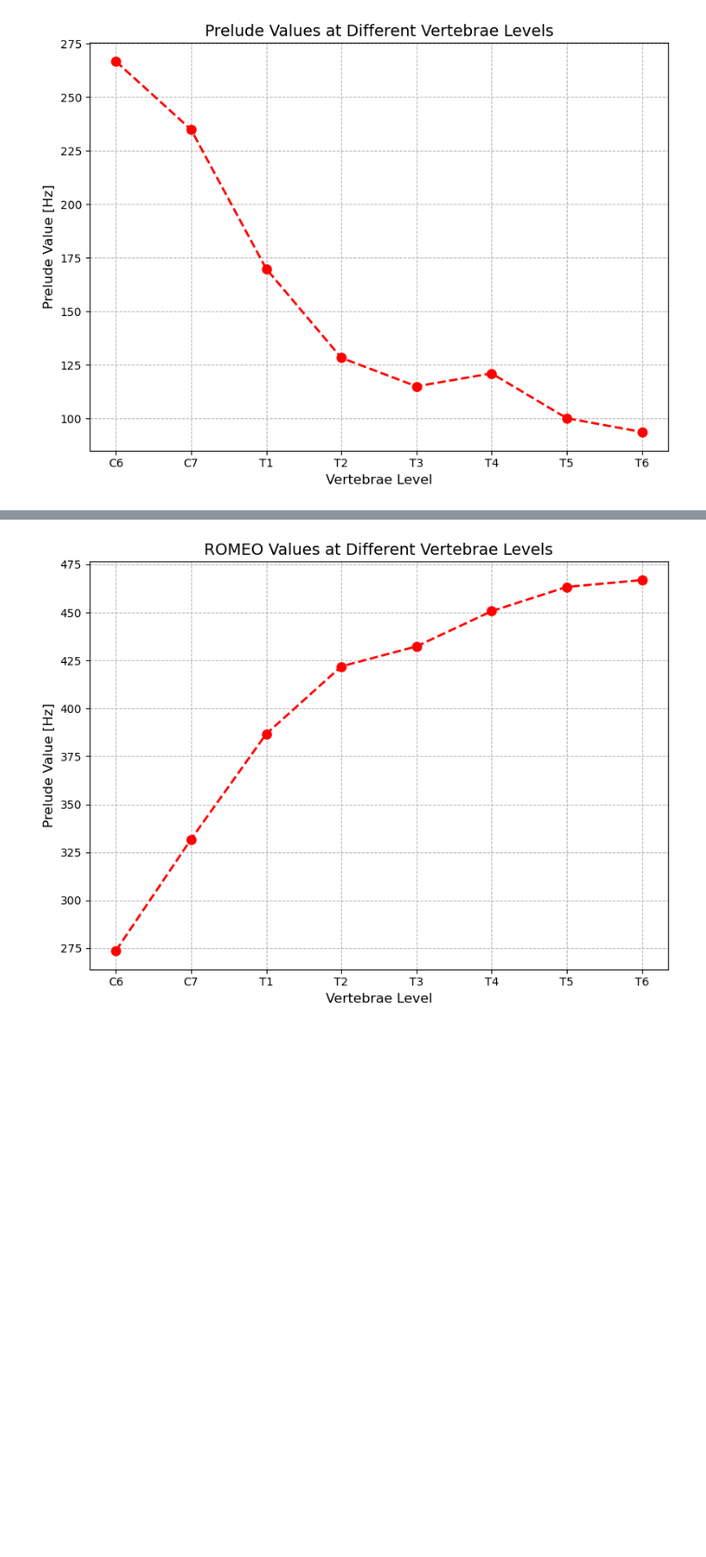
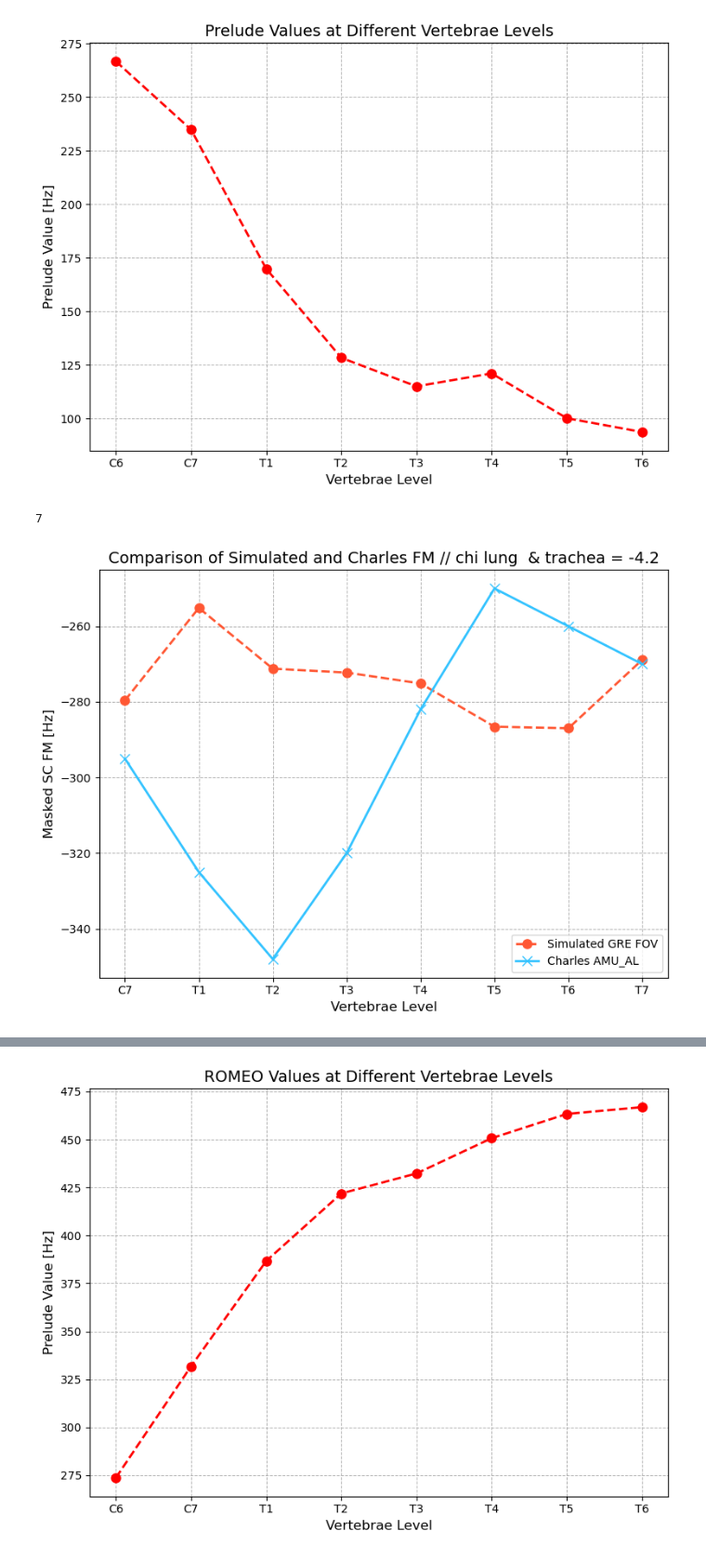
Before and after one commit to sriosq/Image-processing-strategies, a Jupyter notebook: compare_fieldmap/compare_fm.ipynb, the cells around one changed output, grey strips where cells are left out. Shown at 93% size. Drawn from its saved outputs; the diff is of its cells as text; code cells hidden in the pictures; blank space fills up the shorter version.

```diff
--- a/compare_fieldmap/compare_fm.ipynb
+++ b/compare_fieldmap/compare_fm.ipynb
@@ -50,0 +67,30 @@ plt.show()
+# %%
+len(simulated_custom2)
+# %% [output]
+7
+# %%
+# Create the plot
+plt.figure(figsize=(8, 6))
+
+# Plot ROMEO vlaues
+plt.plot(vertebrae_levels, simulated_custom2, marker='o', color='#FF5733', linestyle='--', linewidth=2, markersize=8, label = "Simulated GRE FOV")
+
+
+# Plot Simulated Big FOV values
+plt.plot(vertebrae_levels, simulated_charles, marker='x', color='#33C3FF', linestyle='-', linewidth=2, markersize=8, label='Charles AMU_AL')
+
+
+# Add titles and labels
+plt.title('Comparison of Simulated and Charles FM // chi lung  & trachea = -4.2', fontsize=14)
+plt.xlabel('Vertebrae Level', fontsize=12)
+plt.ylabel('Masked SC FM [Hz]', fontsize=12)
+
+plt.legend()
+# Customize grid and display
+plt.grid(True, which='both', linestyle='--', linewidth=0.7)
+plt.tight_layout()
+
+# Show the plot
+plt.show()
+# %% [output]
+[figure, added]
```
Also changed, not shown: parts of 7 cells of this notebook, 1 other file.
